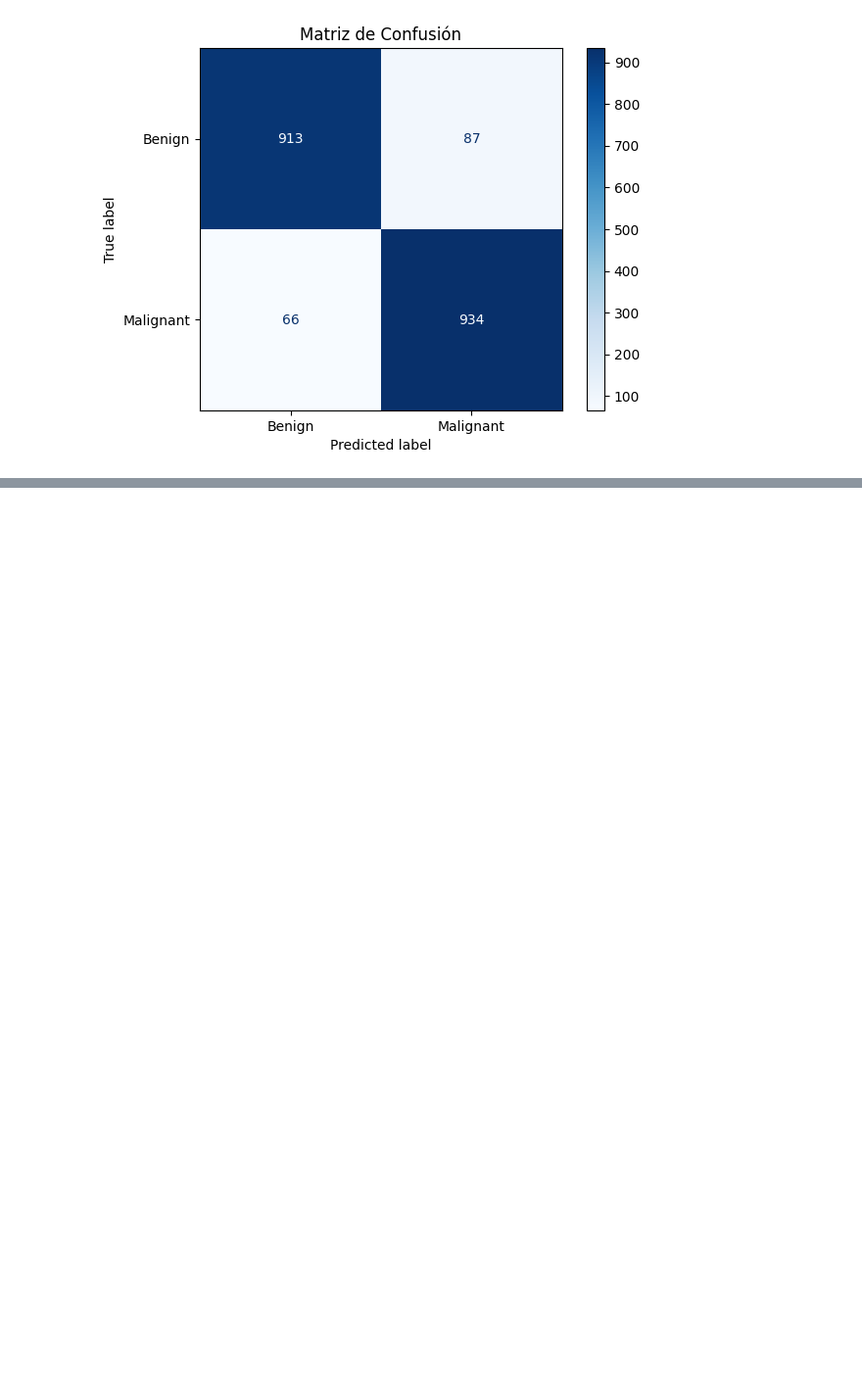
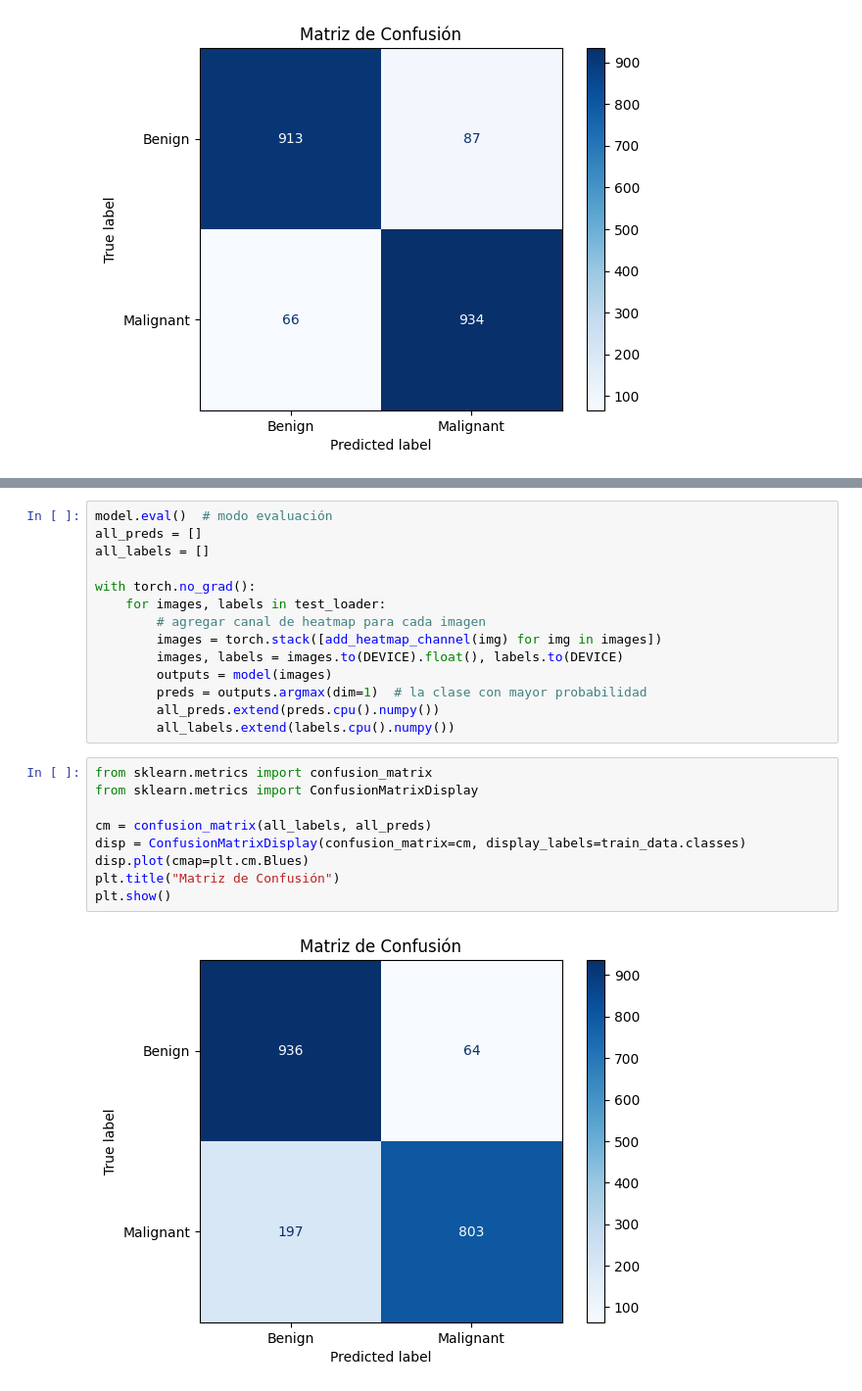
Before and after one commit to Nachosanchezz/Melanoma1, a Jupyter notebook: notebooks/cnn.ipynb, the cells around one changed output, grey strips where cells are left out. Shown at 98% size. Cells and saved outputs as stored; diff of their text form; blank space fills up the shorter version.

```diff
--- a/notebooks/cnn.ipynb
+++ b/notebooks/cnn.ipynb
@@ -419,0 +589,25 @@ plt.show()
+# %%
+model.eval()  # modo evaluación
+all_preds = []
+all_labels = []
+
+with torch.no_grad():
+    for images, labels in test_loader:
+        # agregar canal de heatmap para cada imagen
+        images = torch.stack([add_heatmap_channel(img) for img in images])
+        images, labels = images.to(DEVICE).float(), labels.to(DEVICE)
+        outputs = model(images)
+        preds = outputs.argmax(dim=1)  # la clase con mayor probabilidad
+        all_preds.extend(preds.cpu().numpy())
+        all_labels.extend(labels.cpu().numpy())
+# %%
+from sklearn.metrics import confusion_matrix
+from sklearn.metrics import ConfusionMatrixDisplay
+
+cm = confusion_matrix(all_labels, all_preds)
+disp = ConfusionMatrixDisplay(confusion_matrix=cm, display_labels=train_data.classes)
+disp.plot(cmap=plt.cm.Blues)
+plt.title("Matriz de Confusión")
+plt.show()
+# %% [output]
+[figure, added]
```
Also changed, not shown: parts of 3 cells of this notebook, 3 other files.
